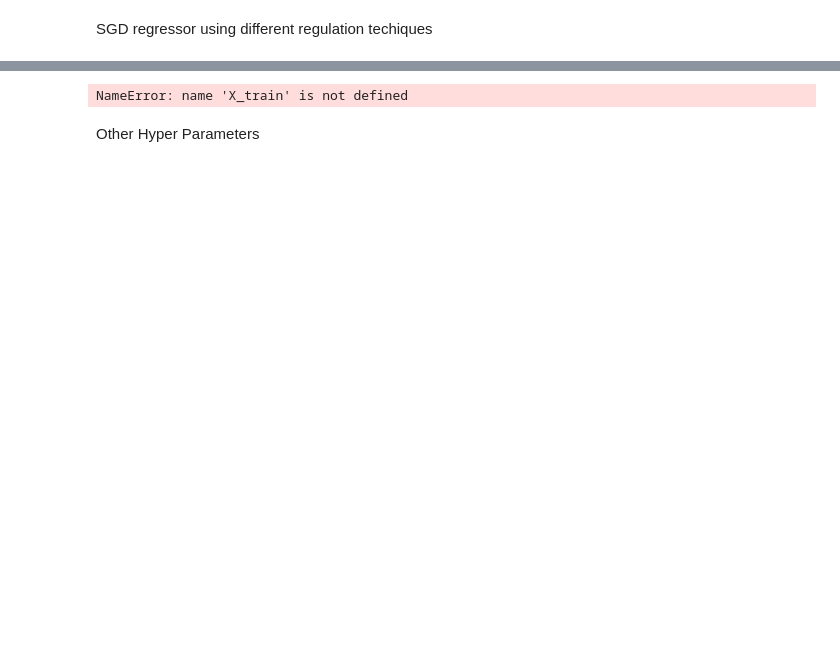
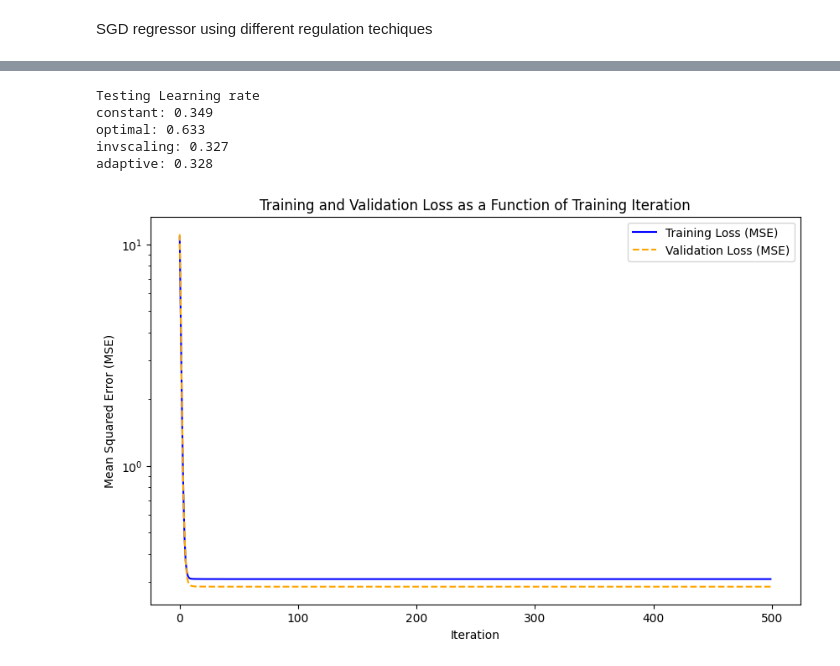
Before and after one commit to jackyeung99/Applied_Machine_Learning, a Jupyter notebook: Assignment_1/Q1.ipynb, the cells around one changed output, grey strips where cells are left out. Saved outputs shown, nothing was run; the diff lists cells and outputs as text; code cells hidden in the pictures; blank space fills up the shorter version.

```diff
--- a/Assignment_1/Q1.ipynb
+++ b/Assignment_1/Q1.ipynb
@@ -177,6 +170,3 @@ Test Data
 # %% [markdown]
 ### E. Training linear regression models
-# %%
-X_train = train_data.drop(columns=['Life Ladder']).values
-y_train = train_data['Life Ladder'].values
 # %% [markdown]
@@ -184,10 +173,0 @@ closed form using the normal equation
-# %%
-X_train_b = np.c_[np.ones((X_train.shape[0], 1)), X_train]
-theta_best = np.linalg.inv(X_train_b.T.dot(X_train_b)).dot(X_train_b.T).dot(y_train)
-
-# Predict using the learned parameters
-y_train_pred = X_train_b.dot(theta_best)
-
-# Calculate training MSE
-mse = mean_squared_error(y_train, y_train_pred)
-print(f'Training MSE (Normal Equation): {mse}')
@@ -198,12 +229,60 @@ SGD regressor using different regulation techiques
 # %%
 
-sgd_reg = SGDRegressor(max_iter=1000, tol=1e-3, penalty=None, random_state=42)
-cv_scores = cross_val_score(sgd_reg, X_train, y_train, cv=3, scoring='neg_mean_squared_error')
+# for batch in batch_sizes:
 
-# Report average MSE
-average_mse cv_scores.mean()
-print(f'Average MSE with SGD (no regularization): {average_mse}')
+    # values = int(batch * len(scaled_X))
+
+    # sgd = SGDRegressor(max_iter=1000, penalty=None, random_state=99, batch_sizes=batch)
+    # cv_scores = cross_val_score(sgd, scaled_X[:values], y[:values], cv=3, scoring='neg_mean_squared_error')
+    # average_mse  = -cv_scores.mean()
+
+    # print(f'Average MSE with SGD, batch size = {batch_sizes} : {average_mse}')
-# %% [output]
-NameError: name 'X_train' is not defined
-# %% [markdown]
-Other Hyper Parameters
+# %%
+learning_rates = ['constant', 'optimal', 'invscaling', 'adaptive']
+
+print("Testing Learning rate")
+for rate in learning_rates:
+    sgd = SGDRegressor(max_iter=1000, penalty=None, random_state=99, learning_rate=rate)
+    cv_scores = cross_val_score(sgd, scaled_X, y, cv=3, scoring='neg_mean_squared_error')
+    average_mse  = -cv_scores.mean()
+
+    print(f'{rate}: {average_mse:.3f}')
+# %% [output]
+Testing Learning rate
+constant: 0.349
+optimal: 0.633
+invscaling: 0.327
+adaptive: 0.328
+# %%
+scaler = StandardScaler()
+scaled_X_train = scaler.fit_transform(X_train)
+scaled_X_test = scaler.fit_transform(X_test)
+
+X_train , X_val, y_train, y_val = train_test_split(scaled_X_train, y_train, test_size=0.20, random_state=42)
+
+
+sgd_reg = SGDRegressor(max_iter=1, warm_start=True, tol=0.0,
+                       penalty=None, learning_rate="constant", eta0=0.0005, random_state=42)
+
+n_epochs = 500
+train_errors, val_errors = [], []
+for epoch in range(n_epochs):
+    sgd_reg.fit(X_train, y_train)
+    y_train_pred = sgd_reg.predict(X_train)
+    y_val_pred = sgd_reg.predict(X_val)
+    train_errors.append(mean_squared_error(y_train, y_train_pred))
+    val_errors.append(mean_squared_error(y_val, y_val_pred))
+
+
+# Plot the training and validation MSE as a function of training iterations
+plt.figure(figsize=(10, 6))
+plt.plot(train_errors, label='Training Loss (MSE)', color='blue')
+plt.plot(val_errors, label='Validation Loss (MSE)', color='orange', linestyle='--')
+plt.yscale('log')
+plt.xlabel('Iteration')
+plt.ylabel('Mean Squared Error (MSE)')
+plt.title('Training and Validation Loss as a Function of Training Iteration')
+plt.legend()
+plt.show()
+# %% [output]
+[figure, added]
```
Also changed, not shown: parts of 27 cells of this notebook.
